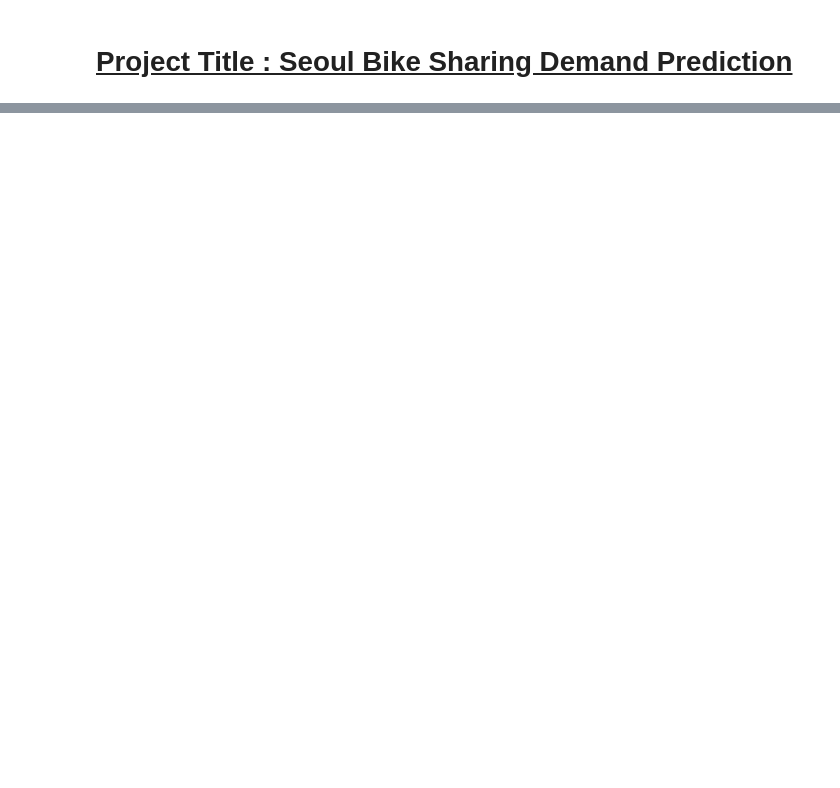
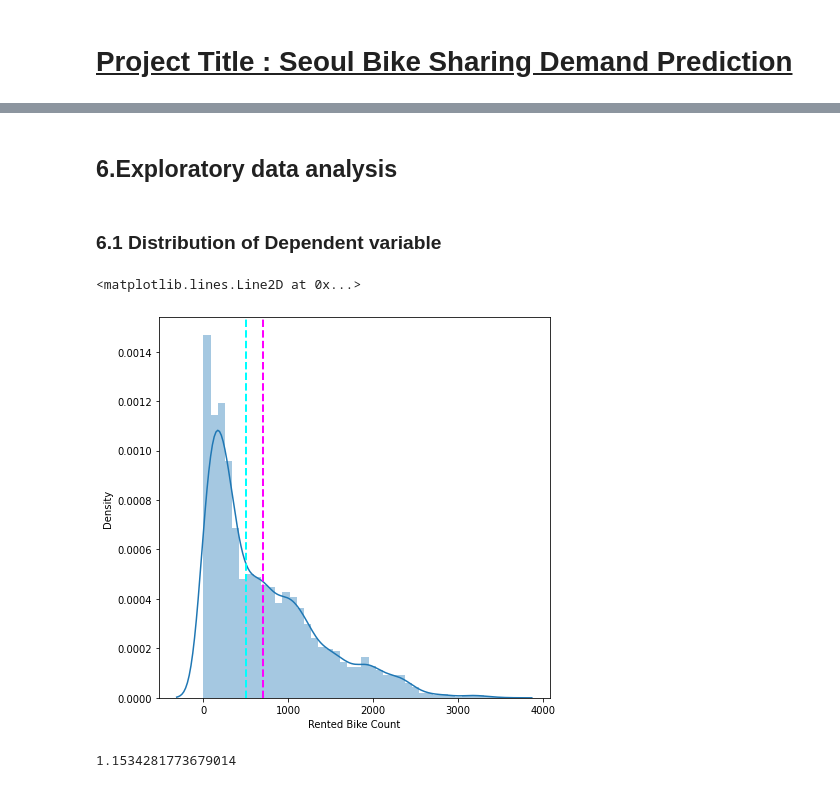
Before and after one commit to disuja7/Bike-sharing-demand-prediction, a Jupyter notebook: Copy_of_Bike_Sharing_Demand_Prediction_Capstone_Project.ipynb, the cells around one changed output, grey strips where cells are left out. Cells and saved outputs as stored; diff of their text form; code cells hidden in the pictures; blank space fills up the shorter version.

```diff
--- a/Copy_of_Bike_Sharing_Demand_Prediction_Capstone_Project.ipynb
+++ b/Copy_of_Bike_Sharing_Demand_Prediction_Capstone_Project.ipynb
@@ -55,0 +186,3 @@ df = pd.read_csv(file_path,encoding="ISO-8859-1")
+# %%
+#Dropping the unnecessary 'Date' column
+df.drop(['Date'],axis=1,inplace=True)
@@ -55,0 +198,18 @@ df = pd.read_csv(file_path,encoding="ISO-8859-1")
+# %% [markdown]
+## <b>6.Exploratory data analysis</b>
+# %% [markdown]
+### **6.1 Distribution of Dependent variable**
+# %%
+# Dependent variable 'Rented Bike Count'
+plt.figure(figsize=(7,7))
+sns.distplot(df['Rented Bike Count'])
+plt.axvline((df['Rented Bike Count']).median(), color='cyan', linestyle='dashed', linewidth=2)
+plt.axvline((df['Rented Bike Count']).mean(), color='magenta', linestyle='dashed', linewidth=2)
+# %% [output]
+<matplotlib.lines.Line2D at 0x...>
+[figure, added]
+# %%
+# skew of the dependent variable
+df['Rented Bike Count'].skew()
+# %% [output]
+1.1534281773679014
```
Also changed, not shown: parts of 113 cells of this notebook.
